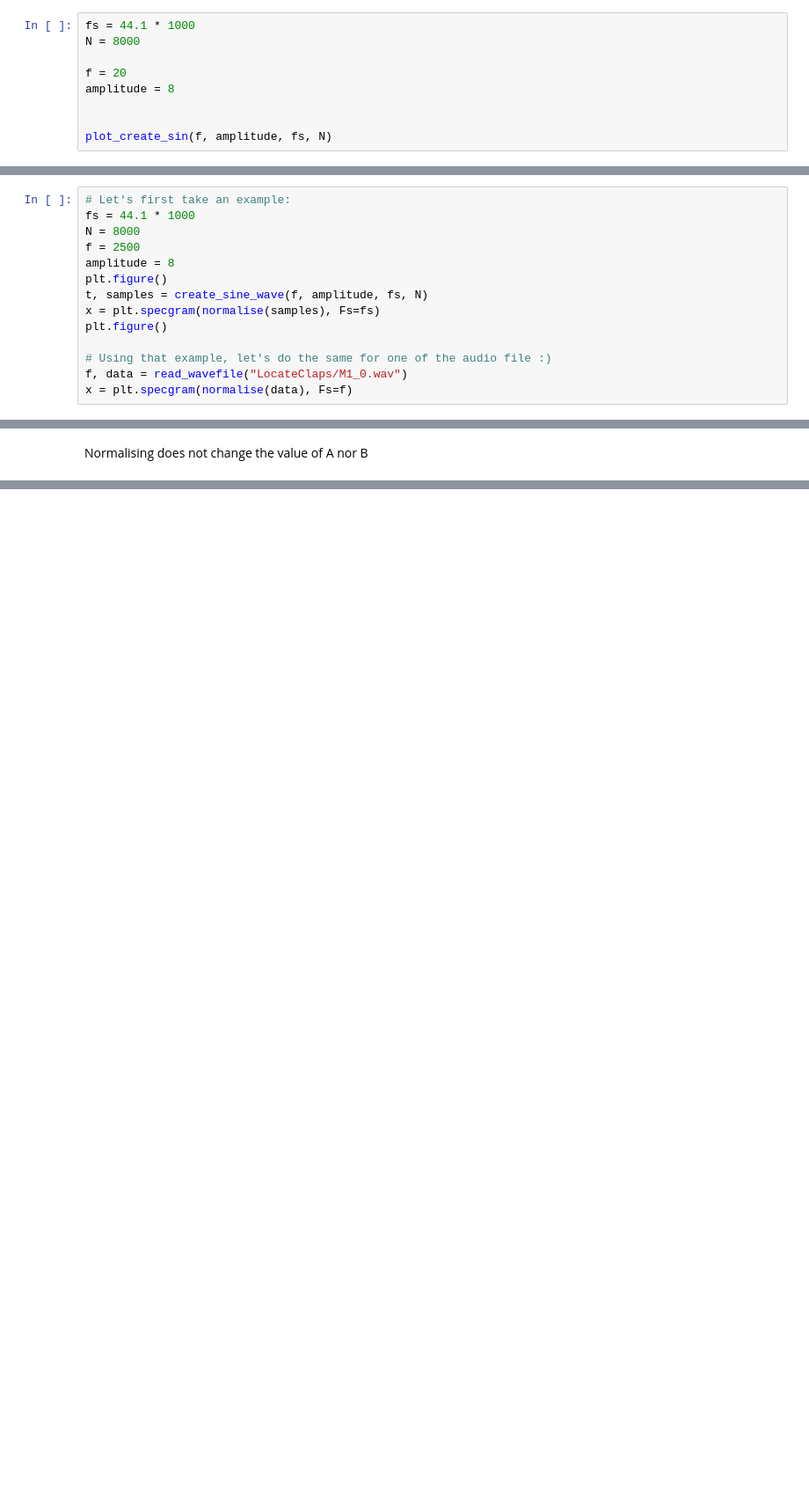
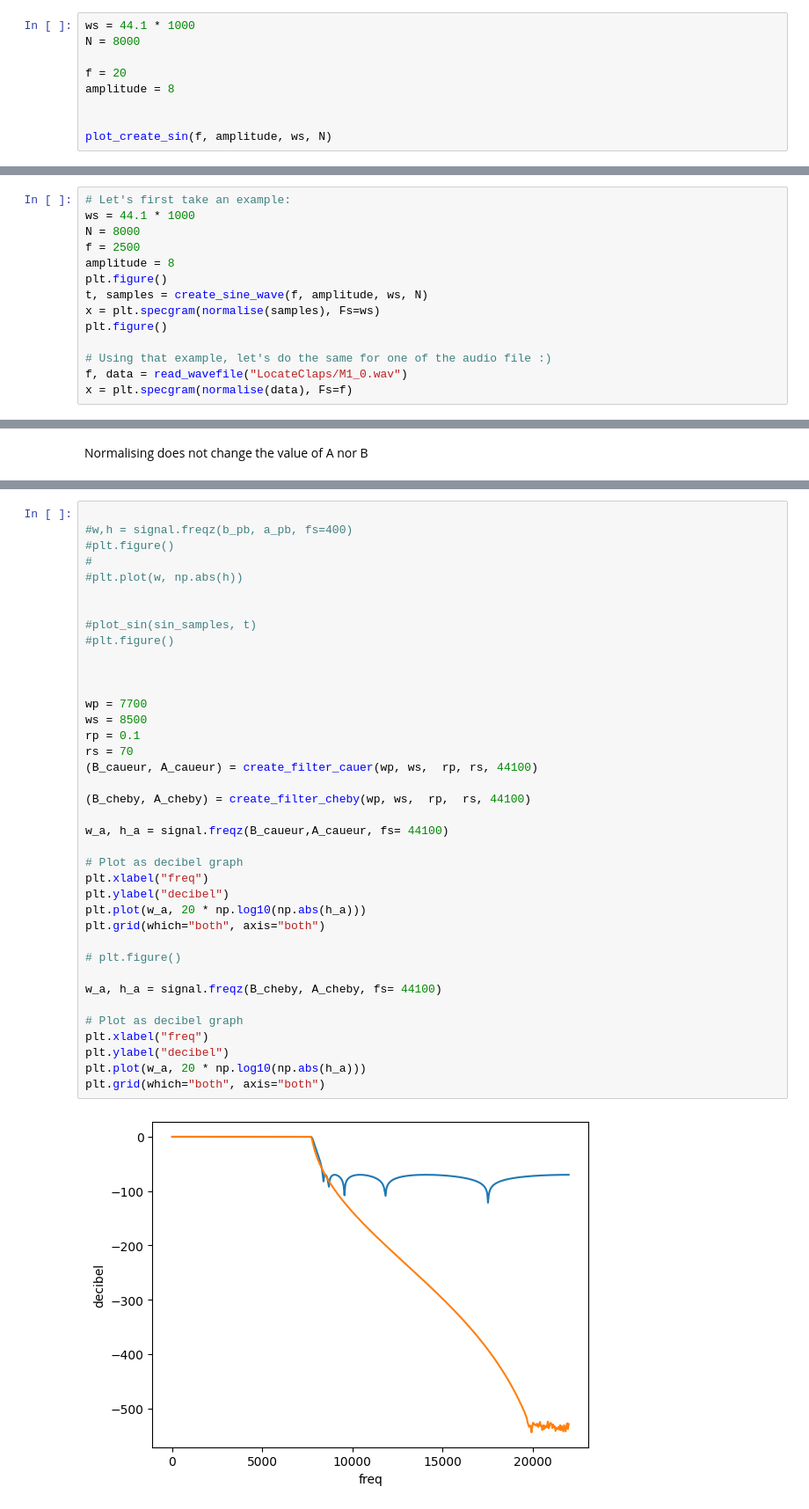
Before and after one commit to PizzaManStarted/projet_signal, a Jupyter notebook: code.ipynb, the cells around one changed output, grey strips where cells are left out. Shown at 88% size. Cells and saved outputs as stored; diff of their text form; blank space fills up the shorter version.

```diff
--- a/code.ipynb
+++ b/code.ipynb
@@ -51,14 +52,14 @@ def create_sine_wave(f, A, fs, N):
     sin_samples =  np.sin(2 * np.pi * sampling * f)
     return sampling, A * sin_samples
 # %%
-fs = 44.1 * 1000
+ws = 44.1 * 1000
 N = 8000
 
 f = 20
 amplitude = 8
 
 
-plot_create_sin(f, amplitude, fs, N)
+plot_create_sin(f, amplitude, ws, N)
 # %% [output]
 [figure]
 # %% [markdown]
@@ -193,13 +194,13 @@ simple_plot(normalise(data), plt_title=f"Sound Wave {file_name}", x_label="Time
 ### 1.3.2 Downsampling
 # %%
 # Let's first take an example:
-fs = 44.1 * 1000
+ws = 44.1 * 1000
 N = 8000
 f = 2500
 amplitude = 8
 plt.figure()
-t, samples = create_sine_wave(f, amplitude, fs, N)
-x = plt.specgram(normalise(samples), Fs=fs)
+t, samples = create_sine_wave(f, amplitude, ws, N)
+x = plt.specgram(normalise(samples), Fs=ws)
 plt.figure()
 
 # Using that example, let's do the same for one of the audio file :)
@@ -256,0 +239,40 @@ Normalising does not change the value of A nor B
+# %%
+
+#w,h = signal.freqz(b_pb, a_pb, fs=400)
+#plt.figure()
+#
+#plt.plot(w, np.abs(h))
+
+
+#plot_sin(sin_samples, t)
+#plt.figure()
+
+
+
+wp = 7700
+ws = 8500
+rp = 0.1
+rs = 70
+(B_caueur, A_caueur) = create_filter_cauer(wp, ws,  rp, rs, 44100)
+
+(B_cheby, A_cheby) = create_filter_cheby(wp, ws,  rp,  rs, 44100)
+
+w_a, h_a = signal.freqz(B_caueur,A_caueur, fs= 44100)
+
+# Plot as decibel graph
+plt.xlabel("freq")
+plt.ylabel("decibel")
+plt.plot(w_a, 20 * np.log10(np.abs(h_a)))
+plt.grid(which="both", axis="both")
+
+# plt.figure()
+
+w_a, h_a = signal.freqz(B_cheby, A_cheby, fs= 44100)
+
+# Plot as decibel graph
+plt.xlabel("freq")
+plt.ylabel("decibel")
+plt.plot(w_a, 20 * np.log10(np.abs(h_a)))
+plt.grid(which="both", axis="both")
+# %% [output]
+[figure, added]
```
Also changed, not shown: parts of 25 cells of this notebook, 1 other file.
